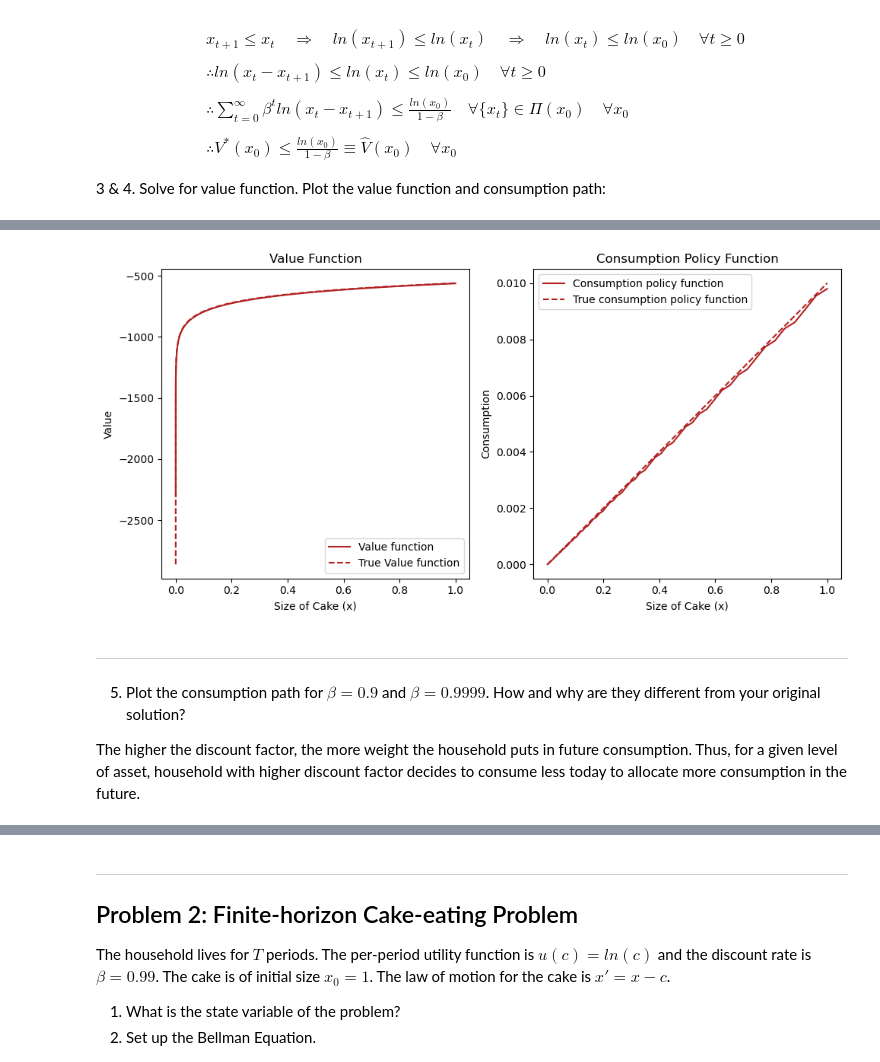
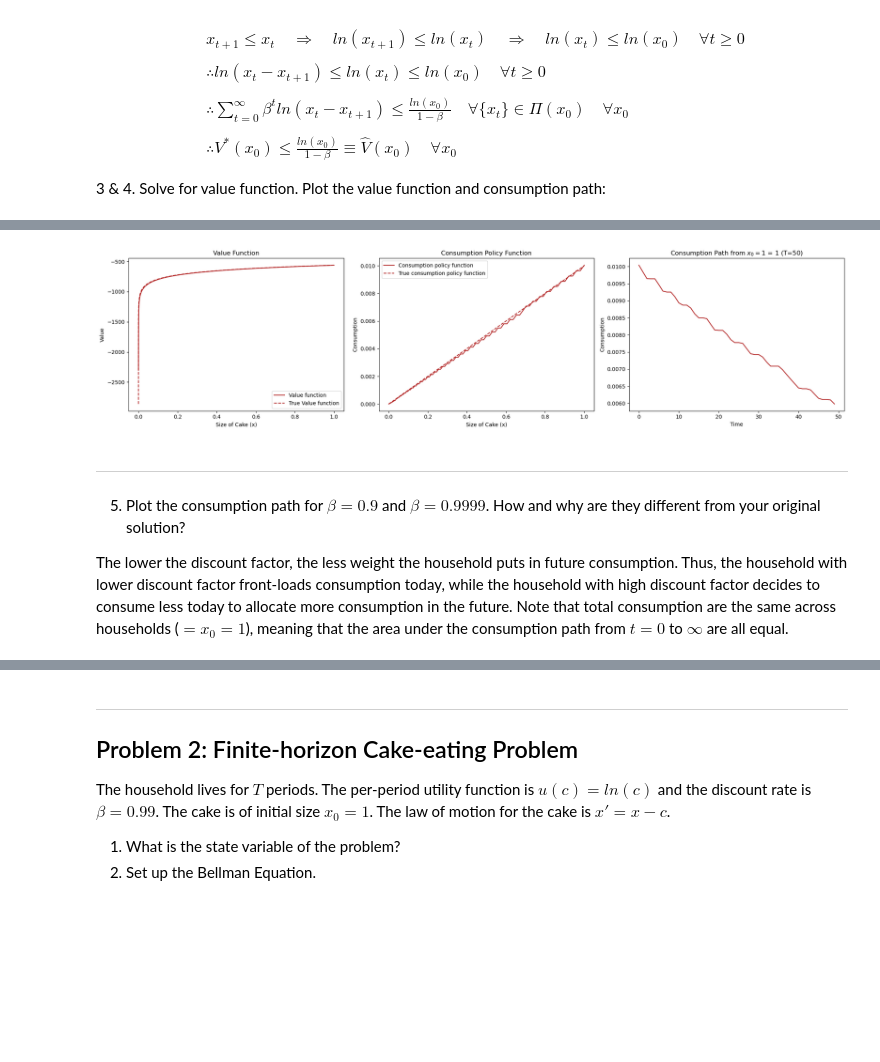
Before and after one commit to johanneswieland/281-Computational, a Jupyter notebook: Solutions_Homework/HW1/JungHyun_HW1.ipynb, the cells around one changed output, grey strips where cells are left out. Saved outputs shown, nothing was run; the diff lists cells and outputs as text; code cells hidden in the pictures; blank space fills up the shorter version.

```diff
--- a/Solutions_Homework/HW1/JungHyun_HW1.ipynb
+++ b/Solutions_Homework/HW1/JungHyun_HW1.ipynb
@@ -58,32 +62,39 @@ from cakeEating import CakeEatingGS
 '''
 # Default structural parameters:
 beta = 0.99, # Discount factor
+delta = 0, # Depcreciation rate
 xmin = 1e-10, # Minimum value of asset grid
 xmax = 1, # Maximum value of asset grid
-v0 = None, # Initial guess of value
-delta = 0, # Depcreciation rate
 
 # Default simulation parameters:
 max_iter = 5000,
 tolerance = 1e-10,
 grid_size_x = 100,
-grid_size_c = 500:
+grid_size_c = 500,
+xgrid_curvature = 2,
+cgrid_curvature = 2:
 '''
 ce = CakeEatingGS()
 
 # Simulate model
 ce.solve_model()
+
 x = ce.x
+
+v_true = ce.v_true
+c_true = ce.c_true
+
 v_gs = ce.v
 c_gs = ce.c_policy
-v_true = ce.v_true_delta0
-c_true = ce.c_true_delta0
+savings_gs = ce.savings_policy
+
+c_path, _ = ce.solve_path()
 
 ## Plots
-plt.figure(figsize=(10, 5))
+plt.figure(figsize=(20, 5))
 
-# Plot value function and consumption policy function
-plt.subplot(1,2,1)
+# Plot value function
+plt.subplot(1,3,1)
 plt.plot(x, v_gs, label='Value function', color=(178/255,34/255,34/255), linestyle='-')
 plt.plot(x, v_true, label='True Value function', color=(178/255,34/255,34/255), linestyle='--')
 plt.xlabel('Size of Cake (x)')
@@ -91,7 +102,8 @@ plt.ylabel('Value')
 plt.legend()
 plt.title('Value Function')
 
-plt.subplot(1,2,2)
+# Plot consumption policy function
+plt.subplot(1,3,2)
 plt.plot(x, c_gs, label='Consumption policy function', color=(178/255,34/255,34/255), linestyle='-')
 plt.plot(x, c_true, label='True consumption policy function', color=(178/255,34/255,34/255), linestyle='--')
 plt.xlabel('Size of Cake (x)')
@@ -99,6 +111,13 @@ plt.ylabel('Consumption')
 plt.legend()
 plt.title('Consumption Policy Function')
 
+# Plot consumption path for T=50 at x0=1
+plt.subplot(1,3,3)
+plt.plot(range(50), c_path[:,-1], color=(178/255,34/255,34/255), linestyle='-')
+plt.xlabel('Time')
+plt.ylabel('Consumption')
+plt.title(f'Consumption Path from $x_0 = 1$ = 1 (T=50)')
+
 plt.tight_layout()
 plt.show()
 # %% [output]
@@ -106,10 +125,10 @@ Converged in 2233 iterations. Elapsed time is 1.74 seconds.
-[figure, old version]
+[figure, new version]
 # %% [markdown]
 ***
 
 5. Plot the consumption path for $\beta=0.9$ and $\beta=0.9999$. How and why are they different from your original solution?
 
-The higher the discount factor, the more weight the household puts in future consumption. Thus, for a given level of asset, household with higher discount factor decides to consume less today to allocate more consumption in the future.
+The lower the discount factor, the less weight the household puts in future consumption. Thus, the household with lower discount factor front-loads consumption today, while the household with high discount factor decides to consume less today to allocate more consumption in the future. Note that total consumption are the same across households ($=x_0=1$), meaning that the area under the consumption path from $t=0$ to $\infty$ are all equal.
 # %%
 # Initialize dictionaries to store results
 x_vec = {}
```
Also changed, not shown: parts of 14 cells of this notebook, 1 other file.
